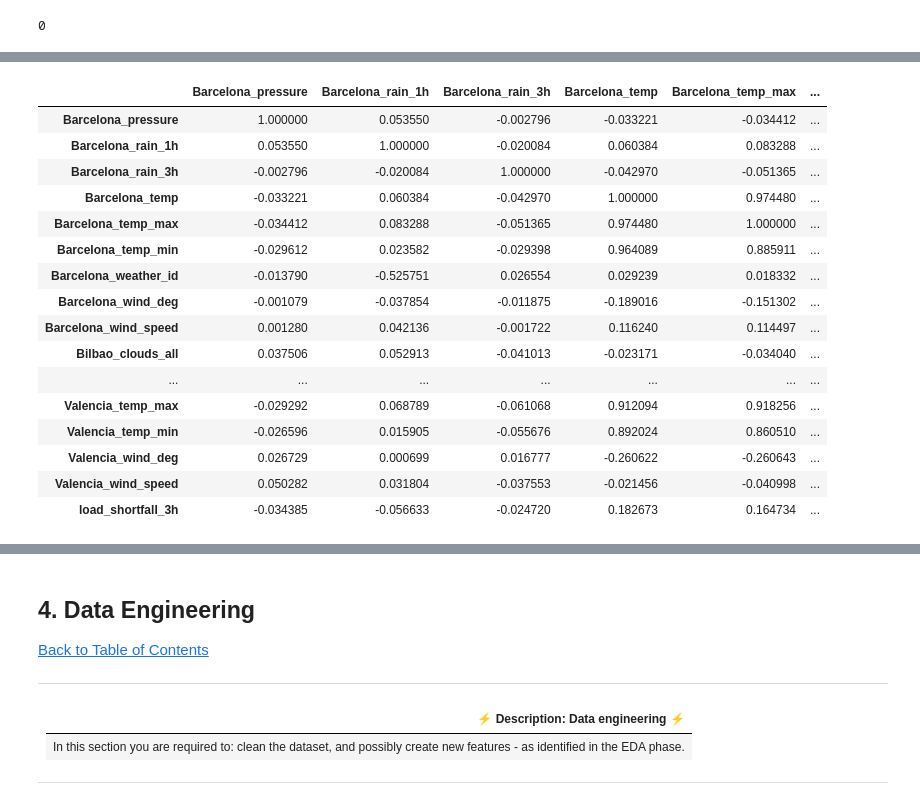
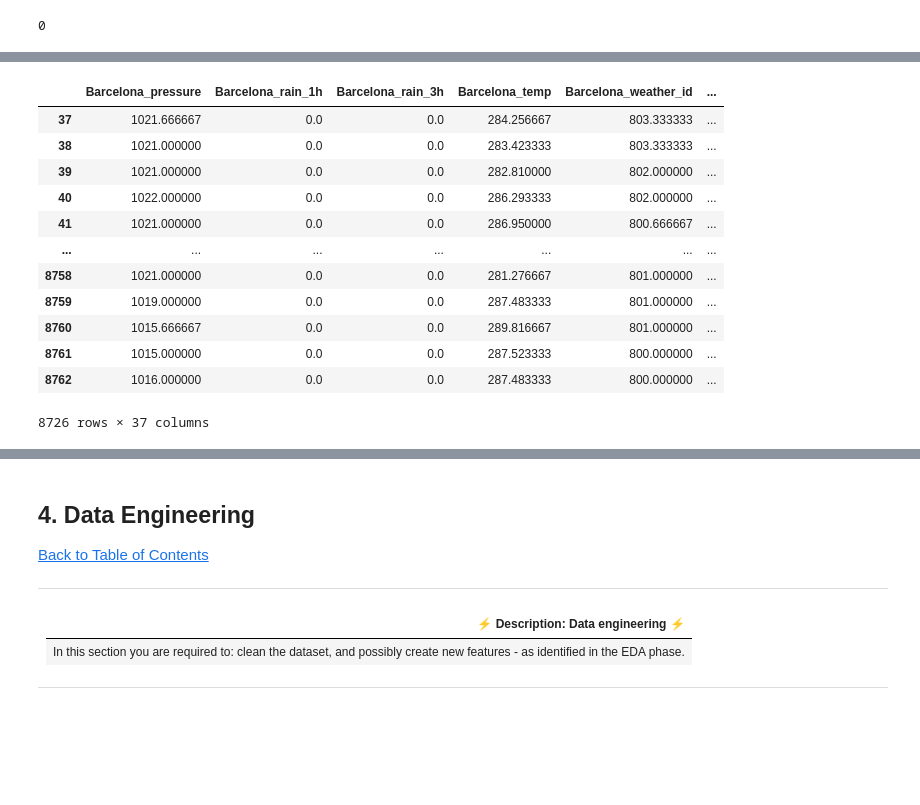
Before and after one commit to muheezokunade/-2207ACDS_TeamNM1, a Jupyter notebook: starter-notebook.ipynb, the cells around one changed output, grey strips where cells are left out. Drawn from its saved outputs; the diff is of its cells as text; code cells hidden in the pictures; blank space fills up the shorter version.

```diff
--- a/starter-notebook.ipynb
+++ b/starter-notebook.ipynb
@@ -240,20 +238,16 @@ df
-# %%
-df.corr()
-# %% [output]
-|  | Barcelona_pressure | Barcelona_rain_1h | Barcelona_rain_3h | Barcelona_temp | Barcelona_temp_max | ... |
-| Barcelona_pressure | 1.000000 | 0.053550 | -0.002796 | -0.033221 | -0.034412 | ... |
-| Barcelona_rain_1h | 0.053550 | 1.000000 | -0.020084 | 0.060384 | 0.083288 | ... |
-| Barcelona_rain_3h | -0.002796 | -0.020084 | 1.000000 | -0.042970 | -0.051365 | ... |
-| Barcelona_temp | -0.033221 | 0.060384 | -0.042970 | 1.000000 | 0.974480 | ... |
-| Barcelona_temp_max | -0.034412 | 0.083288 | -0.051365 | 0.974480 | 1.000000 | ... |
-| Barcelona_temp_min | -0.029612 | 0.023582 | -0.029398 | 0.964089 | 0.885911 | ... |
-| Barcelona_weather_id | -0.013790 | -0.525751 | 0.026554 | 0.029239 | 0.018332 | ... |
-| Barcelona_wind_deg | -0.001079 | -0.037854 | -0.011875 | -0.189016 | -0.151302 | ... |
-| Barcelona_wind_speed | 0.001280 | 0.042136 | -0.001722 | 0.116240 | 0.114497 | ... |
-| Bilbao_clouds_all | 0.037506 | 0.052913 | -0.041013 | -0.023171 | -0.034040 | ... |
-| ... | ... | ... | ... | ... | ... | ... |
-| Valencia_temp_max | -0.029292 | 0.068789 | -0.061068 | 0.912094 | 0.918256 | ... |
-| Valencia_temp_min | -0.026596 | 0.015905 | -0.055676 | 0.892024 | 0.860510 | ... |
-| Valencia_wind_deg | 0.026729 | 0.000699 | 0.016777 | -0.260622 | -0.260643 | ... |
-| Valencia_wind_speed | 0.050282 | 0.031804 | -0.037553 | -0.021456 | -0.040998 | ... |
-| load_shortfall_3h | -0.034385 | -0.056633 | -0.024720 | 0.182673 | 0.164734 | ... |
+# %%
+df[37:]
+# %% [output]
+|  | Barcelona_pressure | Barcelona_rain_1h | Barcelona_rain_3h | Barcelona_temp | Barcelona_weather_id | ... |
+| 37 | 1021.666667 | 0.0 | 0.0 | 284.256667 | 803.333333 | ... |
+| 38 | 1021.000000 | 0.0 | 0.0 | 283.423333 | 803.333333 | ... |
+| 39 | 1021.000000 | 0.0 | 0.0 | 282.810000 | 802.000000 | ... |
+| 40 | 1022.000000 | 0.0 | 0.0 | 286.293333 | 802.000000 | ... |
+| 41 | 1021.000000 | 0.0 | 0.0 | 286.950000 | 800.666667 | ... |
+| ... | ... | ... | ... | ... | ... | ... |
+| 8758 | 1021.000000 | 0.0 | 0.0 | 281.276667 | 801.000000 | ... |
+| 8759 | 1019.000000 | 0.0 | 0.0 | 287.483333 | 801.000000 | ... |
+| 8760 | 1015.666667 | 0.0 | 0.0 | 289.816667 | 801.000000 | ... |
+| 8761 | 1015.000000 | 0.0 | 0.0 | 287.523333 | 800.000000 | ... |
+| 8762 | 1016.000000 | 0.0 | 0.0 | 287.483333 | 800.000000 | ... |
+8726 rows × 37 columns
```
Also changed, not shown: parts of 20 cells of this notebook.
